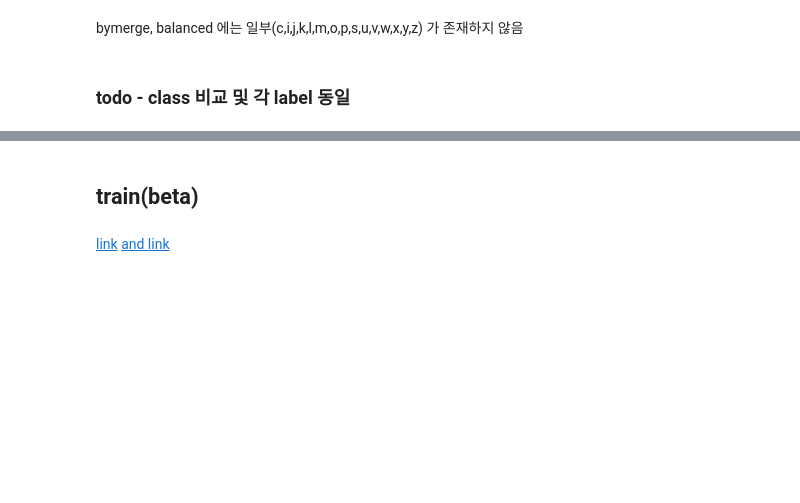
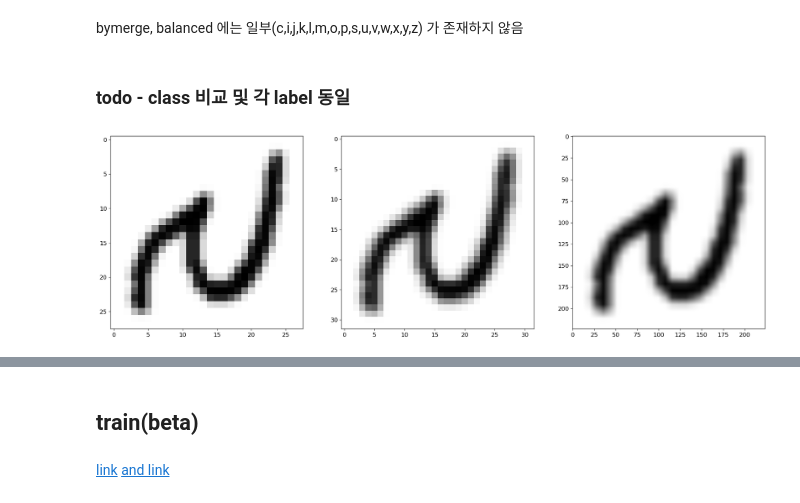
Before and after one commit to nonameR9077/CNNproject-2024-1, a Jupyter notebook: EMNIST.ipynb, the cells around one changed output, grey strips where cells are left out. Saved outputs shown, nothing was run; the diff lists cells and outputs as text; code cells hidden in the pictures; blank space fills up the shorter version.

```diff
--- a/EMNIST.ipynb
+++ b/EMNIST.ipynb
@@ -434,0 +418,14 @@ bymerge, balanced 에는 일부(c,i,j,k,l,m,o,p,s,u,v,w,x,y,z) 가 존재하지
+# %%
+tf.experimental.numpy.experimental_enable_numpy_behavior()
+
+fig = plt.figure(figsize=(24,8))
+
+for img, classes in train_class.take(1):
+    plt.subplot(1,3,1)
+    plt.imshow(img.reshape(28,28), cmap="binary")
+    plt.subplot(1,3,2)
+    plt.imshow(tf.image.resize(img, size=(32,32)).reshape(32,32), cmap="binary")
+    plt.subplot(1,3,3)
+    plt.imshow(tf.image.resize(img, size=(224,224)).reshape(224,224), cmap="binary")
+# %% [output]
+[figure, added]
```
Also changed, not shown: parts of 10 cells of this notebook, 1 other file.
